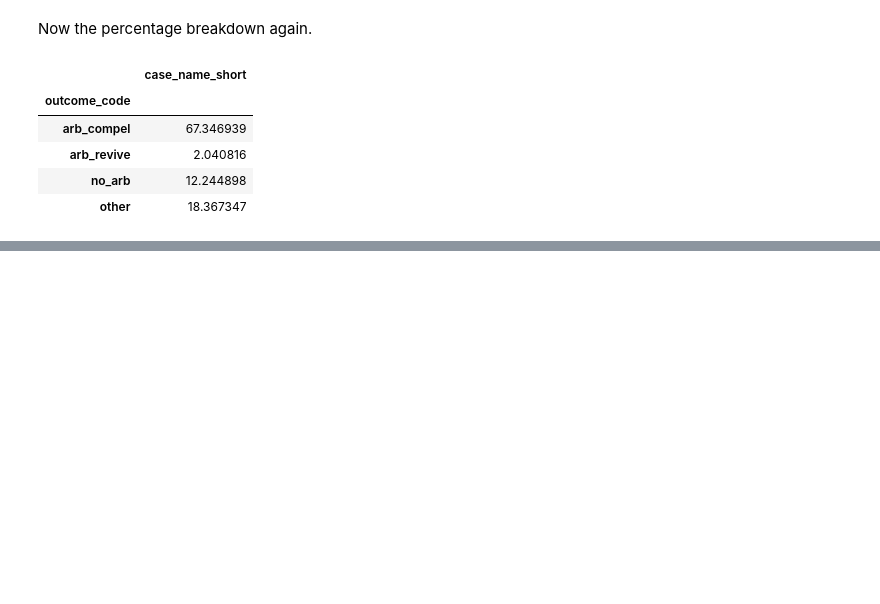
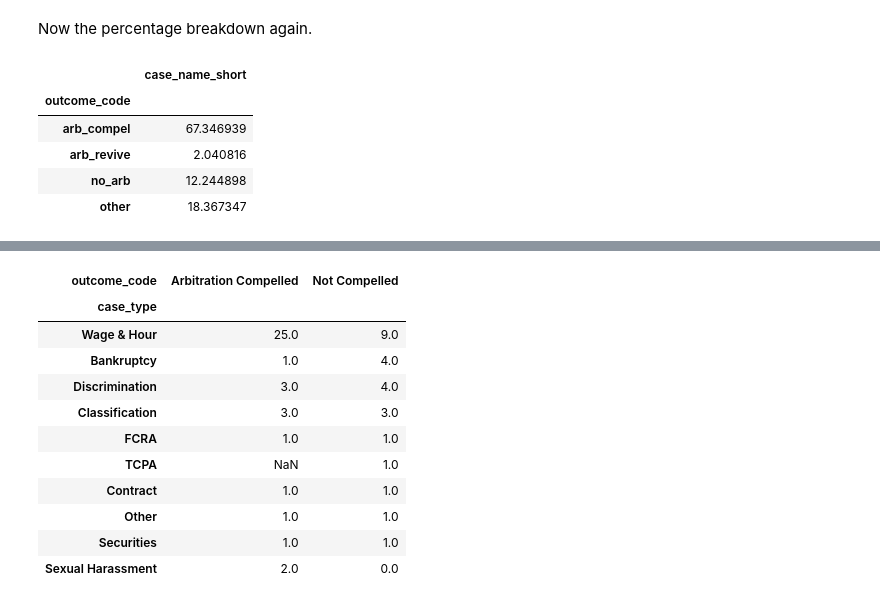
Before and after one commit to bhancock-alm/epic-impact, a Jupyter notebook: epic-decisions-analysis.ipynb, the cells around one changed output, grey strips where cells are left out. Saved outputs shown, nothing was run; the diff lists cells and outputs as text; code cells hidden in the pictures; blank space fills up the shorter version.

```diff
--- a/epic-decisions-analysis.ipynb
+++ b/epic-decisions-analysis.ipynb
@@ -254,0 +300,43 @@ workplace_outcomes.apply(lambda x: (x / x.sum()) * 100)
+# %%
+binary_outcomes.sort_values(by='not_compel', ascending=False, inplace=True)
+
+binary_outcomes.rename(
+    index=str.capitalize,
+    inplace=True
+)
+
+binary_outcomes.rename(
+    index={
+        'Fcra': 'FCRA',
+        'Tcpa': 'TCPA'},
+    inplace=True
+)
+
+binary_outcomes.rename(
+    index={
+        'Sex_harass': 'Sexual Harassment',
+        'Wage_hour': 'Wage & Hour'},
+    inplace=True
+)
+
+binary_outcomes.rename(
+    columns={
+        'arb_compel': 'Arbitration Compelled',
+        'not_compel': 'Not Compelled'},
+    inplace=True
+)
+# %%
+binary_outcomes
+# %% [output]
+| outcome_code | Arbitration Compelled | Not Compelled |
+| case_type |  |  |
+| Wage & Hour | 25.0 | 9.0 |
+| Bankruptcy | 1.0 | 4.0 |
+| Discrimination | 3.0 | 4.0 |
+| Classification | 3.0 | 3.0 |
+| FCRA | 1.0 | 1.0 |
+| TCPA | NaN | 1.0 |
+| Contract | 1.0 | 1.0 |
+| Other | 1.0 | 1.0 |
+| Securities | 1.0 | 1.0 |
+| Sexual Harassment | 2.0 | 0.0 |
```
Also changed, not shown: parts of 11 cells of this notebook.
